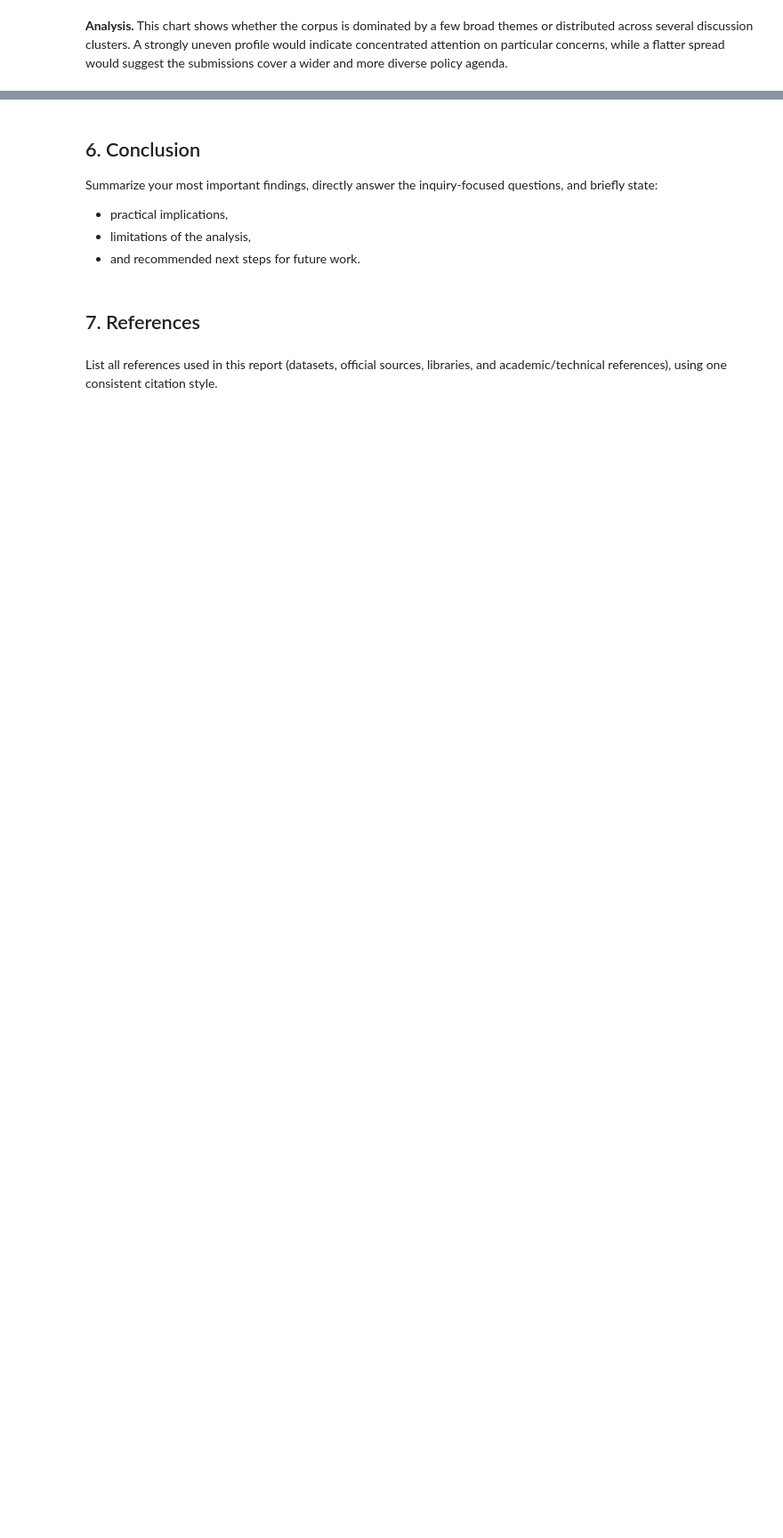
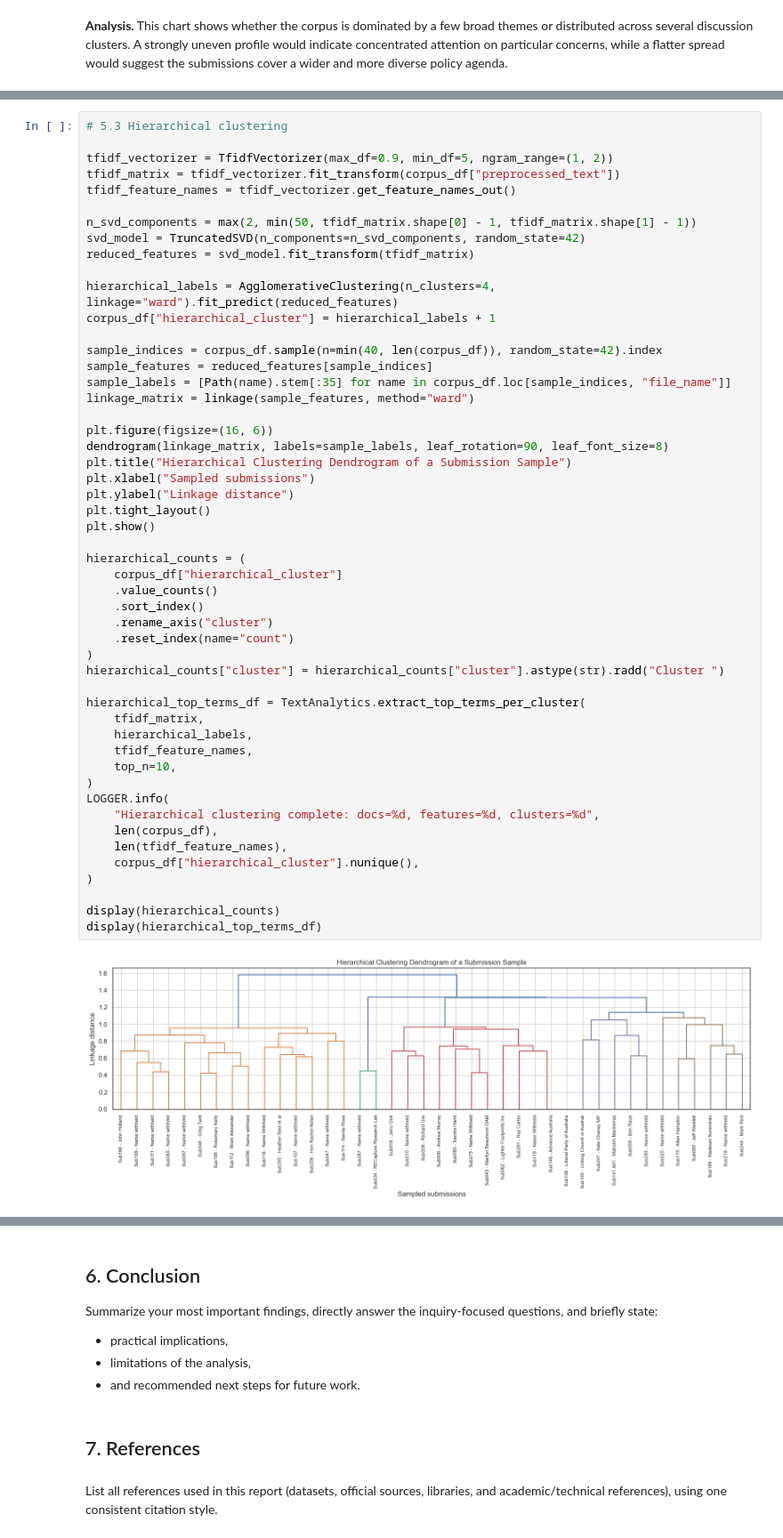
Before and after one commit to Sebas102507/nlp-parliamentary-inquiry-text-mining, a Jupyter notebook: Parliamentary_Inquiry_Text_Mining_Report.ipynb, the cells around one changed output, grey strips where cells are left out. Shown at 89% size. Saved outputs shown, nothing was run; the diff lists cells and outputs as text; blank space fills up the shorter version.

```diff
--- a/Parliamentary_Inquiry_Text_Mining_Report.ipynb
+++ b/Parliamentary_Inquiry_Text_Mining_Report.ipynb
@@ -1638,0 +1667,53 @@ display(percentage_counts.to_frame(name="count"))
+# %%
+# 5.3 Hierarchical clustering
+
+tfidf_vectorizer = TfidfVectorizer(max_df=0.9, min_df=5, ngram_range=(1, 2))
+tfidf_matrix = tfidf_vectorizer.fit_transform(corpus_df["preprocessed_text"])
+tfidf_feature_names = tfidf_vectorizer.get_feature_names_out()
+
+n_svd_components = max(2, min(50, tfidf_matrix.shape[0] - 1, tfidf_matrix.shape[1] - 1))
+svd_model = TruncatedSVD(n_components=n_svd_components, random_state=42)
+reduced_features = svd_model.fit_transform(tfidf_matrix)
+
+hierarchical_labels = AgglomerativeClustering(n_clusters=4, linkage="ward").fit_predict(reduced_features)
+corpus_df["hierarchical_cluster"] = hierarchical_labels + 1
+
+sample_indices = corpus_df.sample(n=min(40, len(corpus_df)), random_state=42).index
+sample_features = reduced_features[sample_indices]
+sample_labels = [Path(name).stem[:35] for name in corpus_df.loc[sample_indices, "file_name"]]
+linkage_matrix = linkage(sample_features, method="ward")
+
+plt.figure(figsize=(16, 6))
+dendrogram(linkage_matrix, labels=sample_labels, leaf_rotation=90, leaf_font_size=8)
+plt.title("Hierarchical Clustering Dendrogram of a Submission Sample")
+plt.xlabel("Sampled submissions")
+plt.ylabel("Linkage distance")
+plt.tight_layout()
+plt.show()
+
+hierarchical_counts = (
+    corpus_df["hierarchical_cluster"]
+    .value_counts()
+    .sort_index()
+    .rename_axis("cluster")
+    .reset_index(name="count")
+)
+hierarchical_counts["cluster"] = hierarchical_counts["cluster"].astype(str).radd("Cluster ")
+
+hierarchical_top_terms_df = TextAnalytics.extract_top_terms_per_cluster(
+    tfidf_matrix,
+    hierarchical_labels,
+    tfidf_feature_names,
+    top_n=10,
+)
+LOGGER.info(
+    "Hierarchical clustering complete: docs=%d, features=%d, clusters=%d",
+    len(corpus_df),
+    len(tfidf_feature_names),
+    corpus_df["hierarchical_cluster"].nunique(),
+)
+
+display(hierarchical_counts)
+display(hierarchical_top_terms_df)
+# %% [output]
+[figure, added]
```
Also changed, not shown: parts of 32 cells of this notebook.
